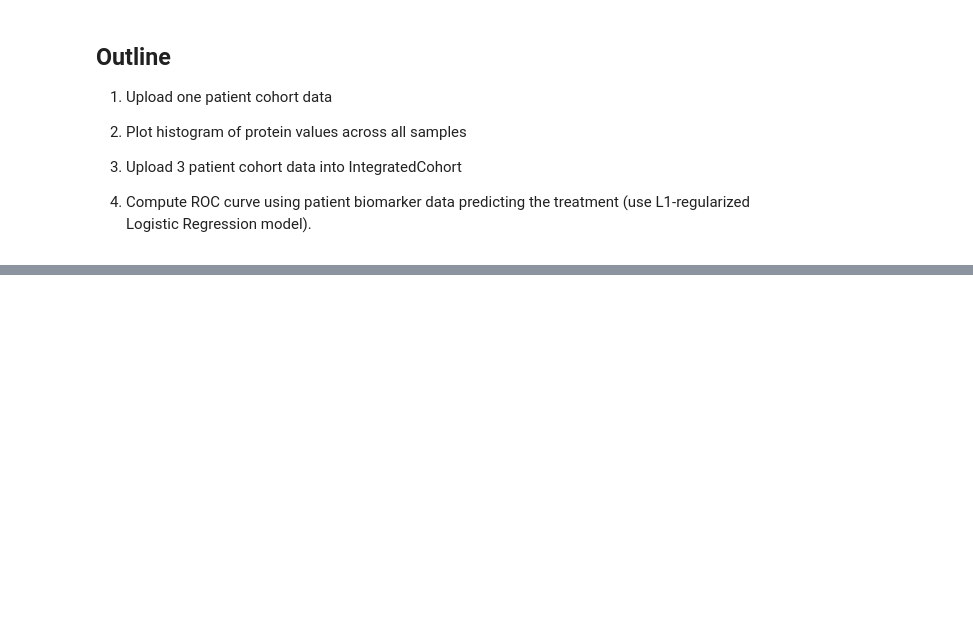
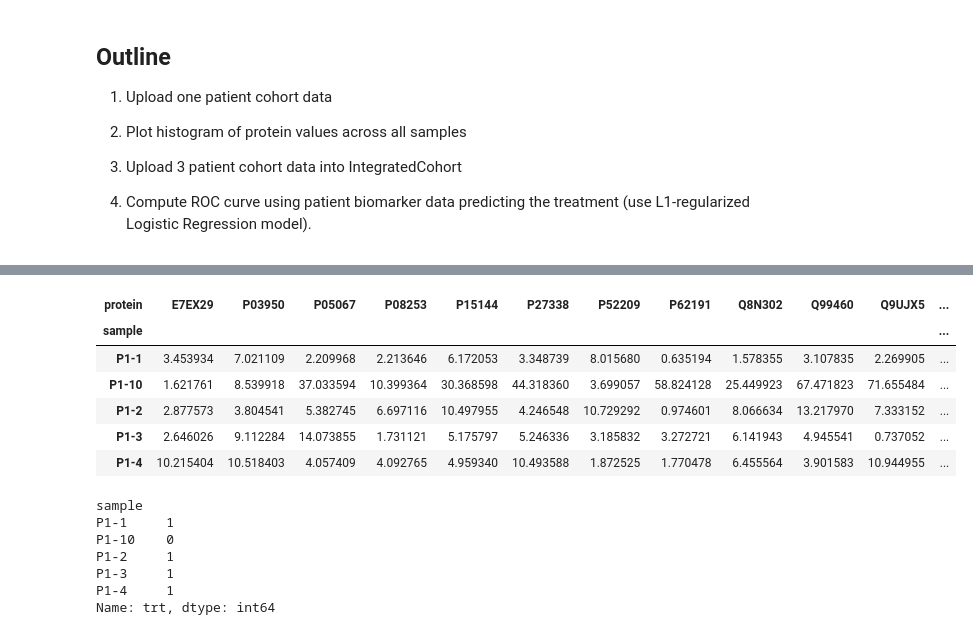
Before and after one commit to ngiangre/cohorts, a Jupyter notebook: Bioinformatics_Note_Implementation.ipynb, the cells around one changed output, grey strips where cells are left out. Cells and saved outputs as stored; diff of their text form; code cells hidden in the pictures; blank space fills up the shorter version.

```diff
--- a/Bioinformatics_Note_Implementation.ipynb
+++ b/Bioinformatics_Note_Implementation.ipynb
@@ -111,6 +111,24 @@ integrated.integrate_cohorts(dataset_type='raw_samples')
 X = integrated.df.T
 # %%
 Y = integrated.df_groups.loc['trt']
+# %%
+display(X.head())
+display(Y.head())
+# %% [output]
+| protein | E7EX29 | P03950 | P05067 | P08253 | P15144 | P27338 | P52209 | P62191 | Q8N302 | Q99460 | Q9UJX5 | ... |
+| sample |  |  |  |  |  |  |  |  |  |  |  | ... |
+| P1-1 | 3.453934 | 7.021109 | 2.209968 | 2.213646 | 6.172053 | 3.348739 | 8.015680 | 0.635194 | 1.578355 | 3.107835 | 2.269905 | ... |
+| P1-10 | 1.621761 | 8.539918 | 37.033594 | 10.399364 | 30.368598 | 44.318360 | 3.699057 | 58.824128 | 25.449923 | 67.471823 | 71.655484 | ... |
+| P1-2 | 2.877573 | 3.804541 | 5.382745 | 6.697116 | 10.497955 | 4.246548 | 10.729292 | 0.974601 | 8.066634 | 13.217970 | 7.333152 | ... |
+| P1-3 | 2.646026 | 9.112284 | 14.073855 | 1.731121 | 5.175797 | 5.246336 | 3.185832 | 3.272721 | 6.141943 | 4.945541 | 0.737052 | ... |
+| P1-4 | 10.215404 | 10.518403 | 4.057409 | 4.092765 | 4.959340 | 10.493588 | 1.872525 | 1.770478 | 6.455564 | 3.901583 | 10.944955 | ... |
+sample
+P1-1     1
+P1-10    0
+P1-2     1
+P1-3     1
+P1-4     1
+Name: trt, dtype: int64
 # %%
 from sklearn.linear_model import LogisticRegression
 from sklearn.model_selection import StratifiedKFold
```
Also changed, not shown: parts of 4 cells of this notebook, 12 other files.
